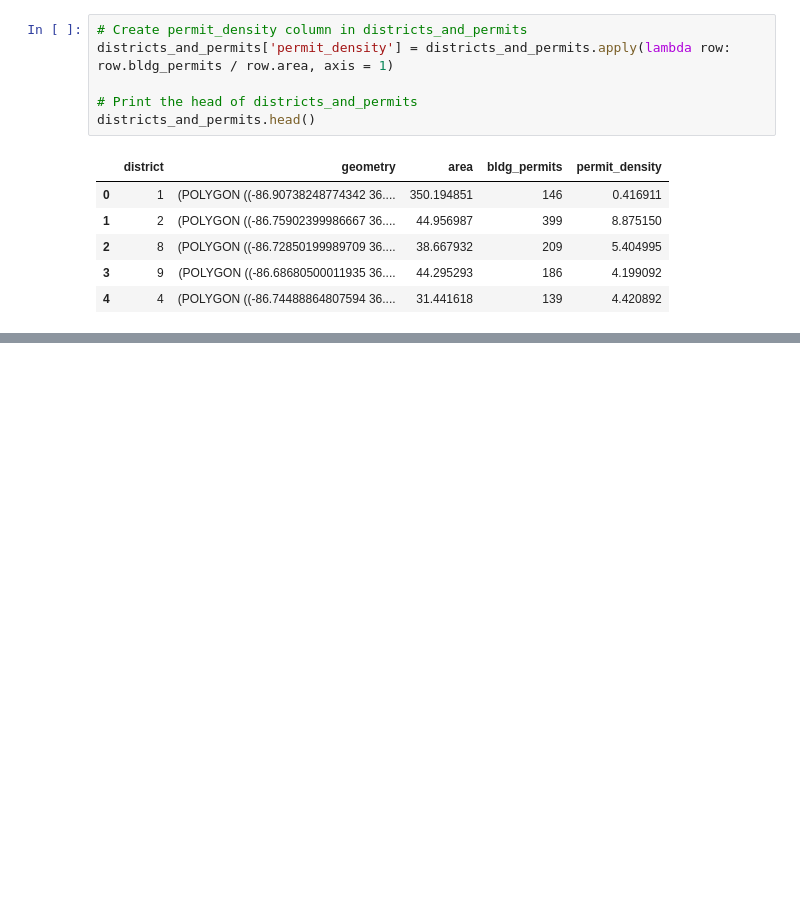
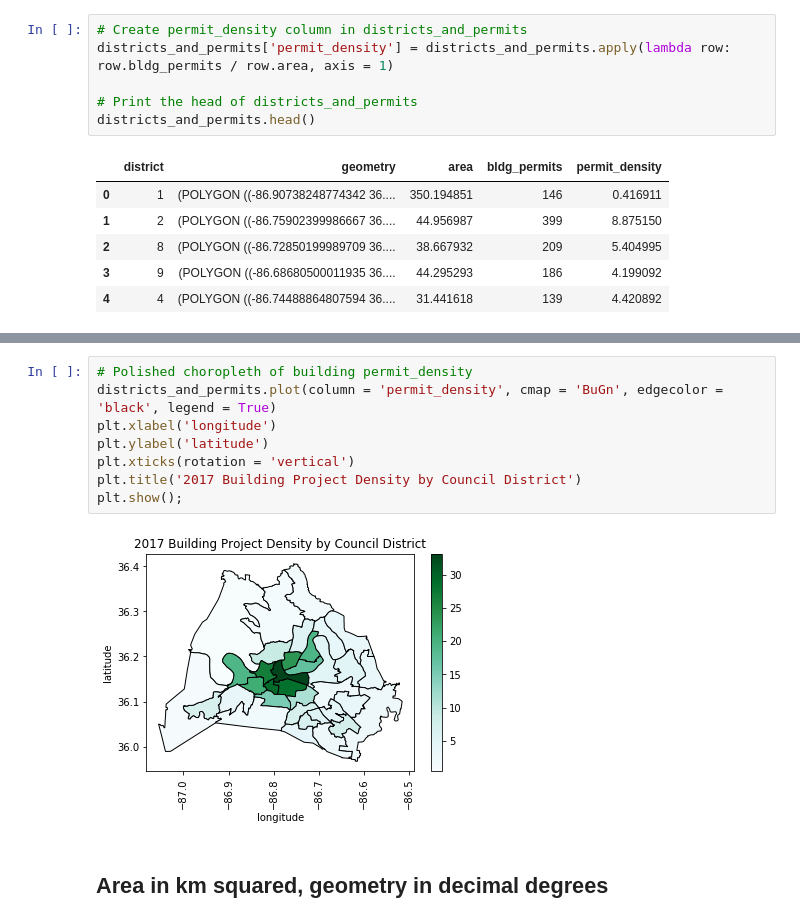
Before and after one commit to ThinNandarSoe/DataCamp, a Jupyter notebook: Visualizing Geospatial Data in Python/Chapter4.ipynb, the cells around one changed output, grey strips where cells are left out. Drawn from its saved outputs; the diff is of its cells as text; blank space fills up the shorter version.

```diff
--- a/Visualizing Geospatial Data in Python/Chapter4.ipynb
+++ b/Visualizing Geospatial Data in Python/Chapter4.ipynb
@@ -116,0 +127,12 @@ districts_and_permits.head()
+# %%
+# Polished choropleth of building permit_density
+districts_and_permits.plot(column = 'permit_density', cmap = 'BuGn', edgecolor = 'black', legend = True)
+plt.xlabel('longitude')
+plt.ylabel('latitude')
+plt.xticks(rotation = 'vertical')
+plt.title('2017 Building Project Density by Council District')
+plt.show();
+# %% [output]
+[figure, added]
+# %% [markdown]
+## Area in km squared, geometry in decimal degrees
```
Also changed, not shown: parts of 9 cells of this notebook.
